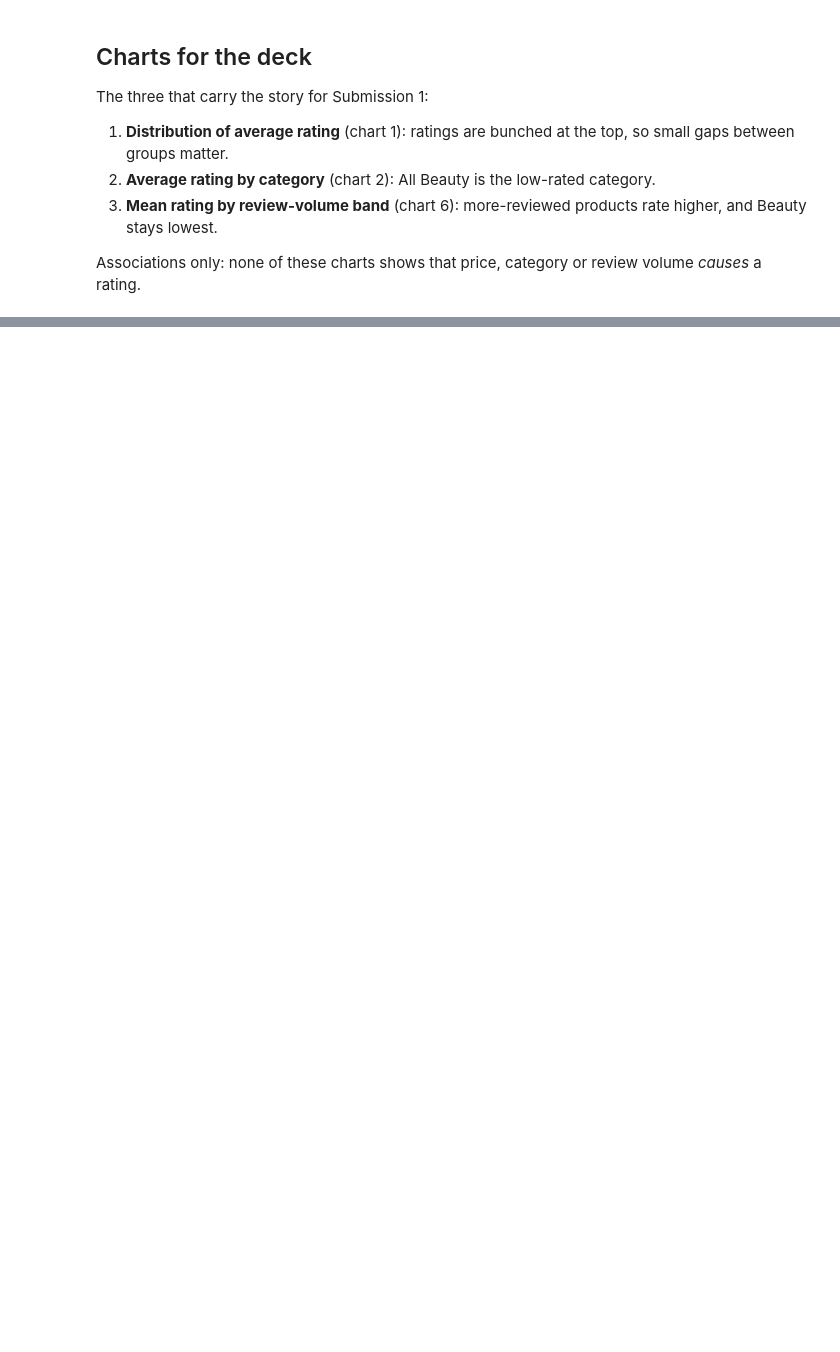
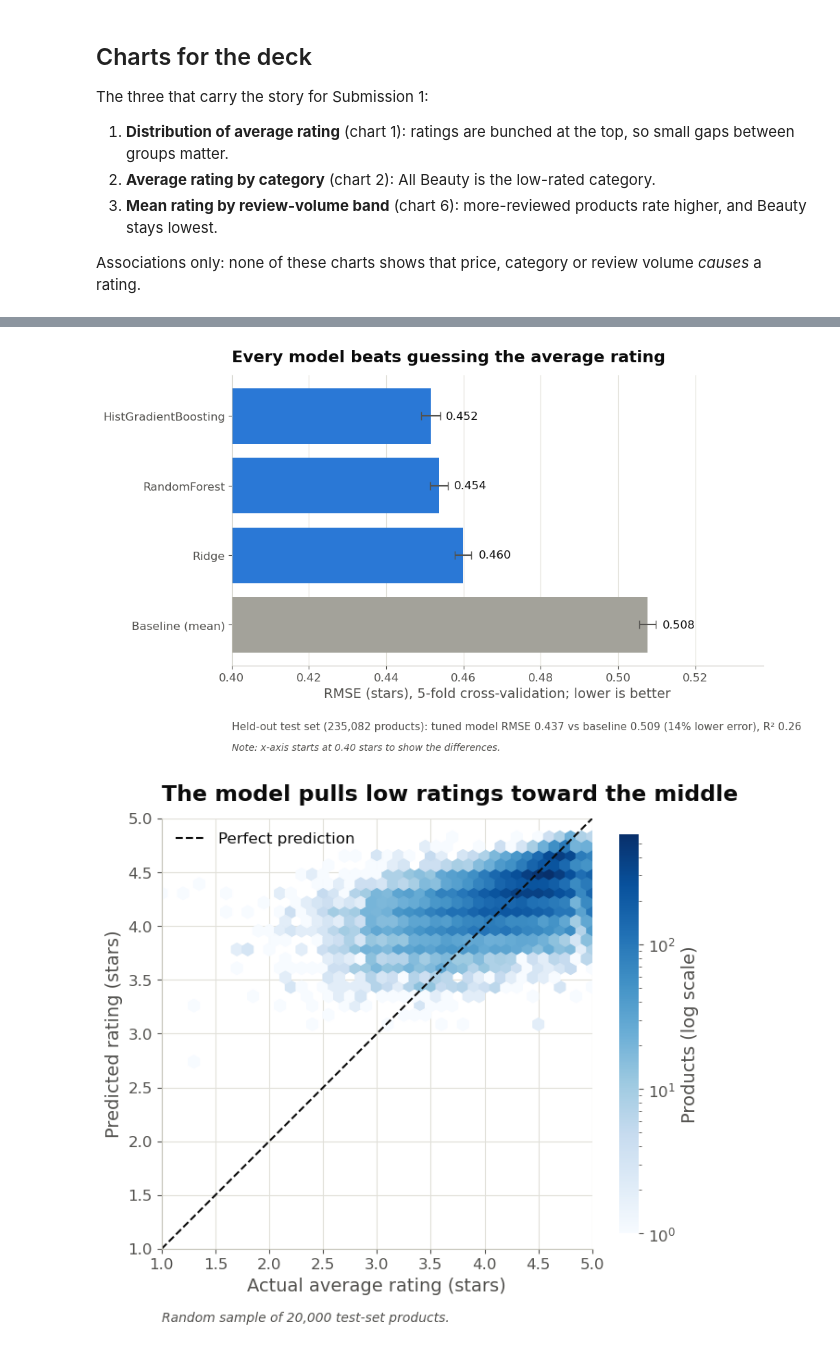
Before and after one commit to Anthonydavidperez1/CAP_3764_2026_Fall_Team_6, a Jupyter notebook: notebooks/04_viz_p4.ipynb, the cells around one changed output, grey strips where cells are left out. Drawn from its saved outputs; the diff is of its cells as text; code cells hidden in the pictures; blank space fills up the shorter version.

Commit message:
P4: add model comparison, prediction, residual and importance charts

```diff
--- a/notebooks/04_viz_p4.ipynb
+++ b/notebooks/04_viz_p4.ipynb
@@ -199,0 +208,11 @@ Associations only: none of these charts shows that price, category or review vol
+# %%
+from src.viz import (load_model_tables, plot_model_comparison, plot_predicted_vs_actual,
+                     plot_residuals_by_category, plot_feature_importance)
+t = load_model_tables()
+plot_model_comparison(t["cv_results"], t["test_results"]);
+plot_predicted_vs_actual(t["test_predictions"]);
+plot_residuals_by_category(t["test_predictions"]);
+plot_feature_importance(t["feature_importance"]);
+# %% [output]
+[figure, added]
+[figure, added]
```
Also changed, not shown: parts of 3 cells of this notebook, 5 other files.
